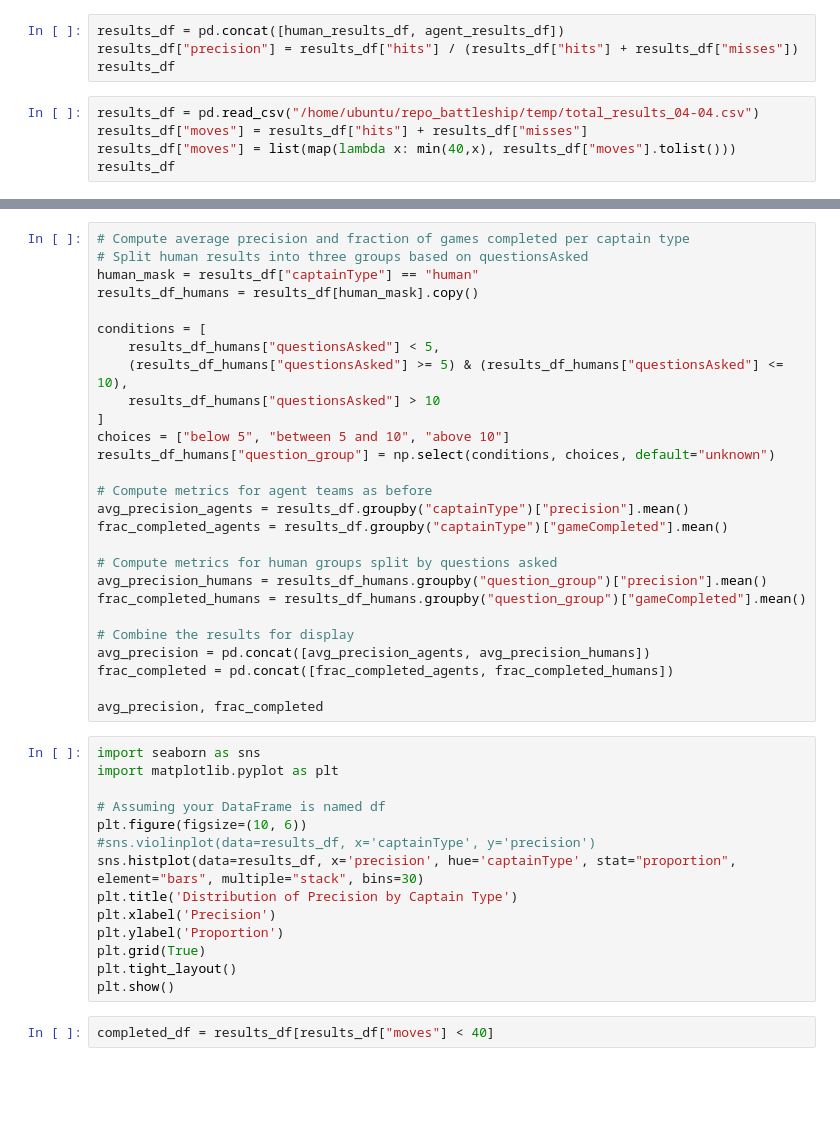
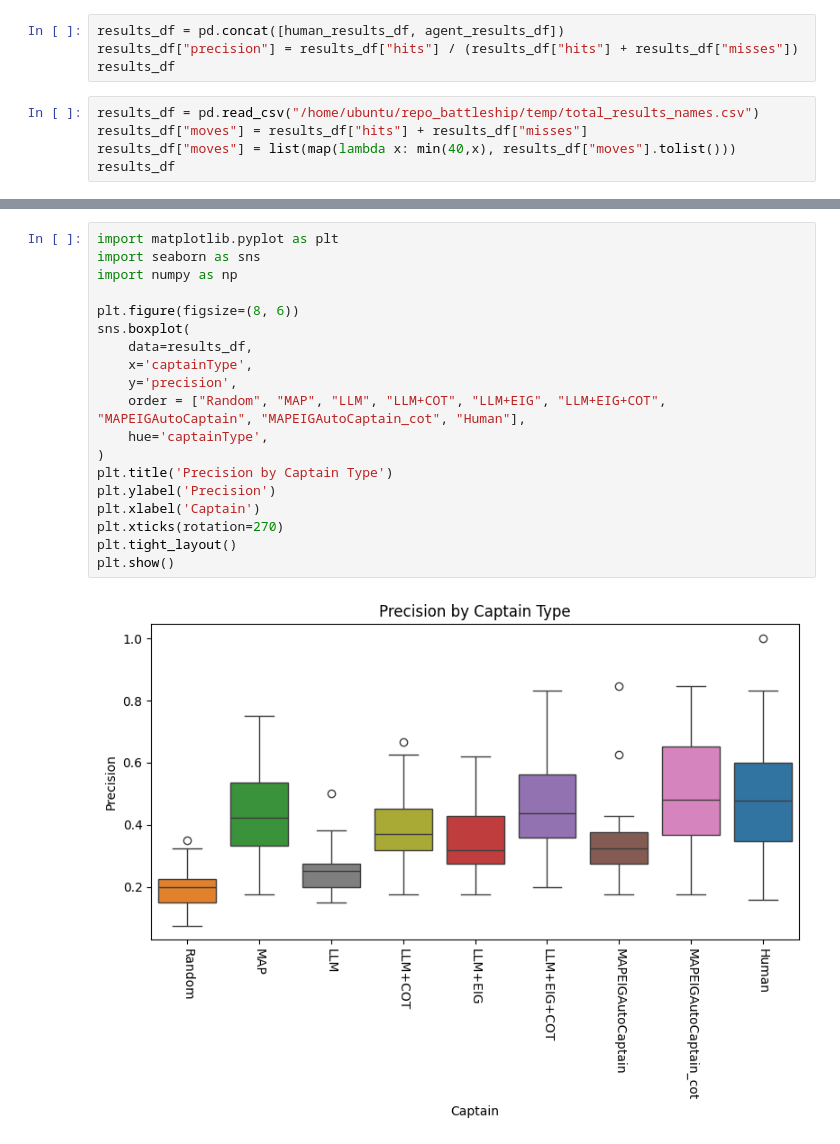
Before and after one commit to gabegrand/battleship, a Jupyter notebook: notebooks/captain_accuracy.ipynb, the cells around one changed output, grey strips where cells are left out. Cells and saved outputs as stored; diff of their text form; blank space fills up the shorter version.

```diff
--- a/notebooks/captain_accuracy.ipynb
+++ b/notebooks/captain_accuracy.ipynb
@@ -151,7 +151,7 @@ results_df = pd.concat([human_results_df, agent_results_df])
 results_df["precision"] = results_df["hits"] / (results_df["hits"] + results_df["misses"])
 results_df
 # %%
-results_df = pd.read_csv("/home/ubuntu/repo_battleship/temp/total_results_04-04.csv")
+results_df = pd.read_csv("/home/ubuntu/repo_battleship/temp/total_results_names.csv")
 results_df["moves"] = results_df["hits"] + results_df["misses"]
 results_df["moves"] = list(map(lambda x: min(40,x), results_df["moves"].tolist()))
 results_df
@@ -158,43 +172,21 @@ results_df
-# %%
-# Compute average precision and fraction of games completed per captain type
-# Split human results into three groups based on questionsAsked
-human_mask = results_df["captainType"] == "human"
-results_df_humans = results_df[human_mask].copy()
-
-conditions = [
-    results_df_humans["questionsAsked"] < 5,
-    (results_df_humans["questionsAsked"] >= 5) & (results_df_humans["questionsAsked"] <= 10),
-    results_df_humans["questionsAsked"] > 10
-]
-choices = ["below 5", "between 5 and 10", "above 10"]
-results_df_humans["question_group"] = np.select(conditions, choices, default="unknown")
-
-# Compute metrics for agent teams as before
-avg_precision_agents = results_df.groupby("captainType")["precision"].mean()
-frac_completed_agents = results_df.groupby("captainType")["gameCompleted"].mean()
-
-# Compute metrics for human groups split by questions asked
-avg_precision_humans = results_df_humans.groupby("question_group")["precision"].mean()
-frac_completed_humans = results_df_humans.groupby("question_group")["gameCompleted"].mean()
-
-# Combine the results for display
-avg_precision = pd.concat([avg_precision_agents, avg_precision_humans])
-frac_completed = pd.concat([frac_completed_agents, frac_completed_humans])
-
-avg_precision, frac_completed
 # %%
+import matplotlib.pyplot as plt
 import seaborn as sns
-import matplotlib.pyplot as plt
+import numpy as np
 
-# Assuming your DataFrame is named df
-plt.figure(figsize=(10, 6))
-#sns.violinplot(data=results_df, x='captainType', y='precision')
-sns.histplot(data=results_df, x='precision', hue='captainType', stat="proportion", element="bars", multiple="stack", bins=30)
-plt.title('Distribution of Precision by Captain Type')
-plt.xlabel('Precision')
-plt.ylabel('Proportion')
-plt.grid(True)
+plt.figure(figsize=(8, 6))
+sns.boxplot(
+    data=results_df,
+    x='captainType',
+    y='precision',
+    order = ["Random", "MAP", "LLM", "LLM+COT", "LLM+EIG", "LLM+EIG+COT", "MAPEIGAutoCaptain", "MAPEIGAutoCaptain_cot", "Human"],
+    hue='captainType',
+)
+plt.title('Precision by Captain Type')
+plt.ylabel('Precision')
+plt.xlabel('Captain')
+plt.xticks(rotation=270)
 plt.tight_layout()
 plt.show()
+# %% [output]
+[figure, added]
-# %%
-completed_df = results_df[results_df["moves"] < 40]
```
Also changed, not shown: parts of 5 cells of this notebook, 6 other files.
